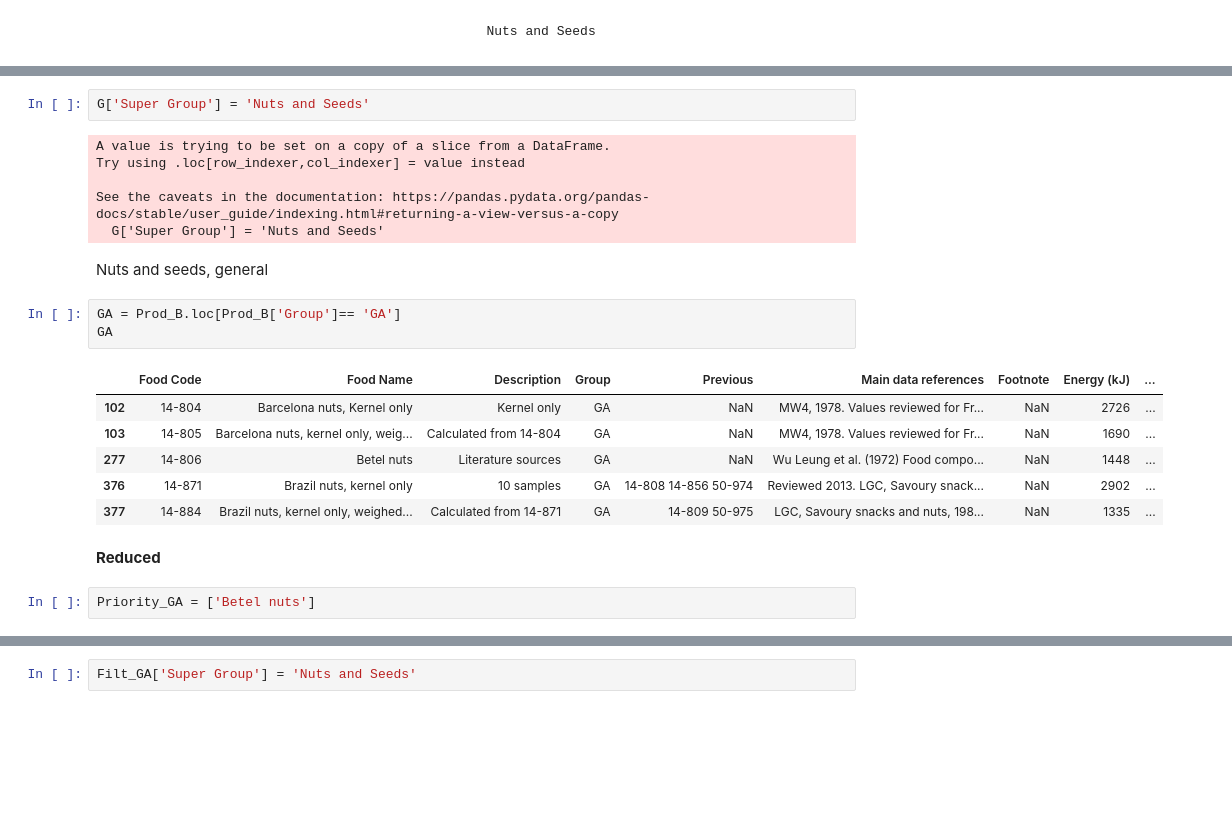
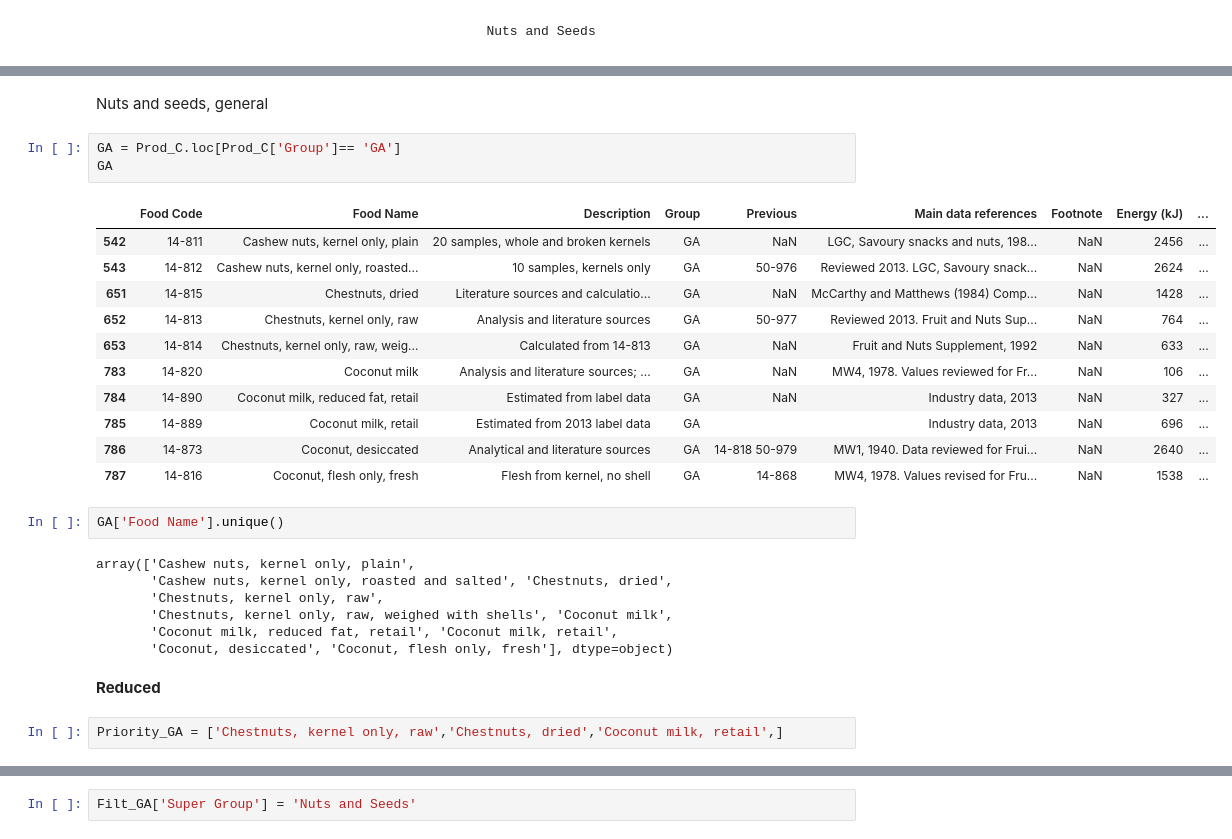
Before and after one commit to elliotkarikari/Product_Weight_Project, a Jupyter notebook: Jupter_notebooks/Reduction, Products that start with C.ipynb, the cells around one changed output, grey strips where cells are left out. Saved outputs shown, nothing was run; the diff lists cells and outputs as text; blank space fills up the shorter version.

```diff
--- a/Jupter_notebooks/Reduction, Products that start with C.ipynb
+++ b/Jupter_notebooks/Reduction, Products that start with C.ipynb
@@ -702,27 +696,33 @@ G
-# %%
-G['Super Group'] = 'Nuts and Seeds'
-# %% [output]
-A value is trying to be set on a copy of a slice from a DataFrame.
-Try using .loc[row_indexer,col_indexer] = value instead
-
-See the caveats in the documentation: https://pandas.pydata.org/pandas-docs/stable/user_guide/indexing.html#returning-a-view-versus-a-copy
-  G['Super Group'] = 'Nuts and Seeds'
 # %% [markdown]
 Nuts and seeds, general
 # %%
-GA = Prod_B.loc[Prod_B['Group']== 'GA']
+GA = Prod_C.loc[Prod_C['Group']== 'GA']
 GA
 # %% [output]
 |  | Food Code | Food Name | Description | Group | Previous | Main data references | Footnote | Energy (kJ) | ... |
-| 102 | 14-804 | Barcelona nuts, Kernel only | Kernel only | GA | NaN | MW4, 1978. Values reviewed for Fr... | NaN | 2726 | ... |
-| 103 | 14-805 | Barcelona nuts, kernel only, weig... | Calculated from 14-804 | GA | NaN | MW4, 1978. Values reviewed for Fr... | NaN | 1690 | ... |
-| 277 | 14-806 | Betel nuts | Literature sources | GA | NaN | Wu Leung et al. (1972) Food compo... | NaN | 1448 | ... |
-| 376 | 14-871 | Brazil nuts, kernel only | 10 samples | GA | 14-808 14-856 50-974 | Reviewed 2013. LGC, Savoury snack... | NaN | 2902 | ... |
-| 377 | 14-884 | Brazil nuts, kernel only, weighed... | Calculated from 14-871 | GA | 14-809 50-975 | LGC, Savoury snacks and nuts, 198... | NaN | 1335 | ... |
+| 542 | 14-811 | Cashew nuts, kernel only, plain | 20 samples, whole and broken kernels | GA | NaN | LGC, Savoury snacks and nuts, 198... | NaN | 2456 | ... |
+| 543 | 14-812 | Cashew nuts, kernel only, roasted... | 10 samples, kernels only | GA | 50-976 | Reviewed 2013. LGC, Savoury snack... | NaN | 2624 | ... |
+| 651 | 14-815 | Chestnuts, dried | Literature sources and calculatio... | GA | NaN | McCarthy and Matthews (1984) Comp... | NaN | 1428 | ... |
+| 652 | 14-813 | Chestnuts, kernel only, raw | Analysis and literature sources | GA | 50-977 | Reviewed 2013. Fruit and Nuts Sup... | NaN | 764 | ... |
+| 653 | 14-814 | Chestnuts, kernel only, raw, weig... | Calculated from 14-813 | GA | NaN | Fruit and Nuts Supplement, 1992 | NaN | 633 | ... |
+| 783 | 14-820 | Coconut milk | Analysis and literature sources; ... | GA | NaN | MW4, 1978. Values reviewed for Fr... | NaN | 106 | ... |
+| 784 | 14-890 | Coconut milk, reduced fat, retail | Estimated from label data | GA | NaN | Industry data, 2013 | NaN | 327 | ... |
+| 785 | 14-889 | Coconut milk, retail | Estimated from 2013 label data | GA |  | Industry data, 2013 | NaN | 696 | ... |
+| 786 | 14-873 | Coconut, desiccated | Analytical and literature sources | GA | 14-818 50-979 | MW1, 1940. Data reviewed for Frui... | NaN | 2640 | ... |
+| 787 | 14-816 | Coconut, flesh only, fresh | Flesh from kernel, no shell | GA | 14-868 | MW4, 1978. Values revised for Fru... | NaN | 1538 | ... |
+# %%
+GA['Food Name'].unique()
+# %% [output]
+array(['Cashew nuts, kernel only, plain',
+       'Cashew nuts, kernel only, roasted and salted', 'Chestnuts, dried',
+       'Chestnuts, kernel only, raw',
+       'Chestnuts, kernel only, raw, weighed with shells', 'Coconut milk',
+       'Coconut milk, reduced fat, retail', 'Coconut milk, retail',
+       'Coconut, desiccated', 'Coconut, flesh only, fresh'], dtype=object)
 # %% [markdown]
 **Reduced**
-# %%
-Priority_GA = ['Betel nuts']
+# %%
+Priority_GA = ['Chestnuts, kernel only, raw','Chestnuts, dried','Coconut milk, retail',]
 # %%
 Filt_GA = GA[GA['Food Name'].isin(Priority_GA)]
 Filt_GA
```
Also changed, not shown: parts of 19 cells of this notebook.
